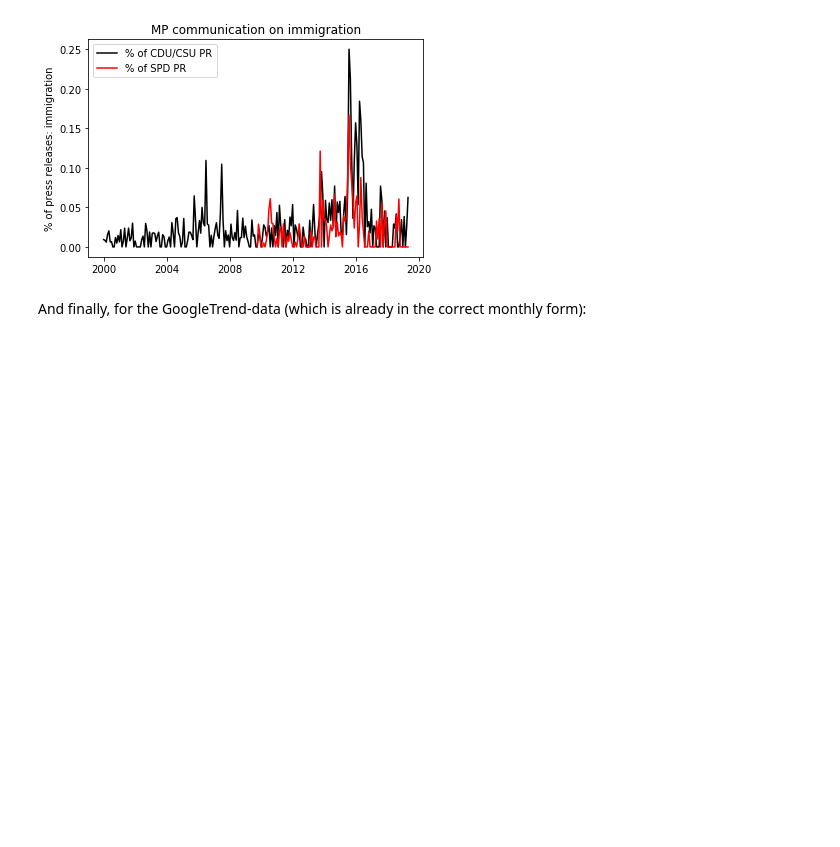
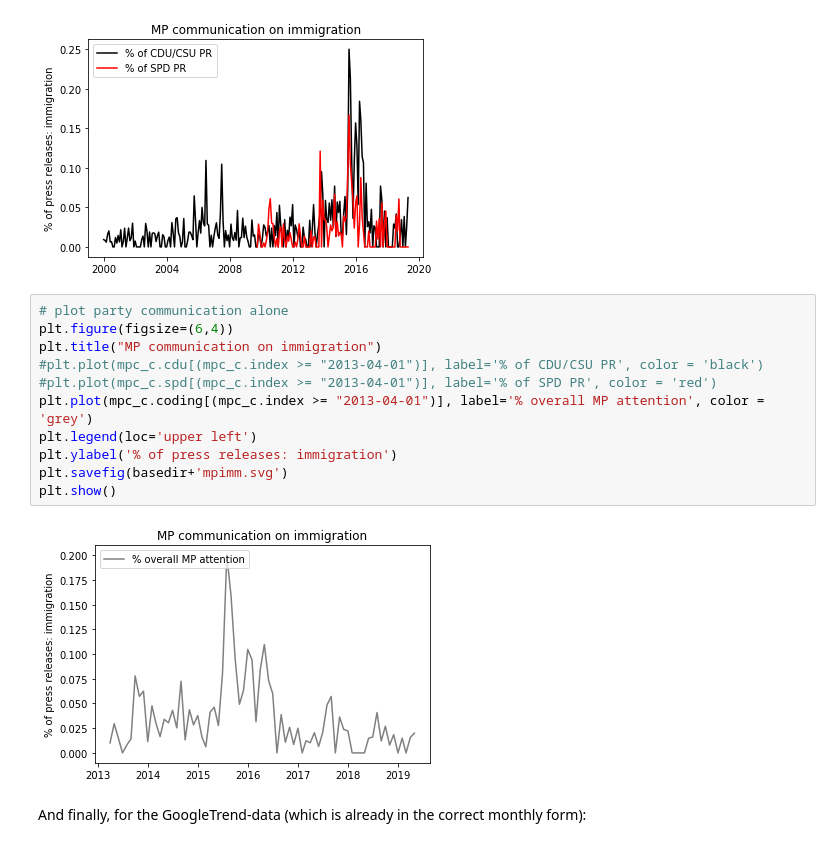
Before and after one commit to nicolaiberk/ImEm, a Jupyter notebook: 06_PrepareVariables.ipynb, the cells around one changed output. Saved outputs shown, nothing was run; the diff lists cells and outputs as text; blank space fills up the shorter version.

Commit message:
Add some plots & more robustness checks.

```diff
--- a/06_PrepareVariables.ipynb
+++ b/06_PrepareVariables.ipynb
@@ -63,6 +63,19 @@ plt.savefig(basedir+'mpimm.svg')
 plt.show()
 # %% [output]
 [figure]
+# %%
+# plot party communication alone
+plt.figure(figsize=(6,4))
+plt.title("MP communication on immigration")
+#plt.plot(mpc_c.cdu[(mpc_c.index >= "2013-04-01")], label='% of CDU/CSU PR', color = 'black')
+#plt.plot(mpc_c.spd[(mpc_c.index >= "2013-04-01")], label='% of SPD PR', color = 'red')
+plt.plot(mpc_c.coding[(mpc_c.index >= "2013-04-01")], label='% overall MP attention', color = 'grey')
+plt.legend(loc='upper left')
+plt.ylabel('% of press releases: immigration')
+plt.savefig(basedir+'mpimm.svg')
+plt.show()
+# %% [output]
+[figure, added]
 # %% [markdown]
 And finally, for the GoogleTrend-data (which is already in the correct monthly form):
 # %%
```
Also changed, not shown: parts of 1 cell of this notebook, 2 other files.
